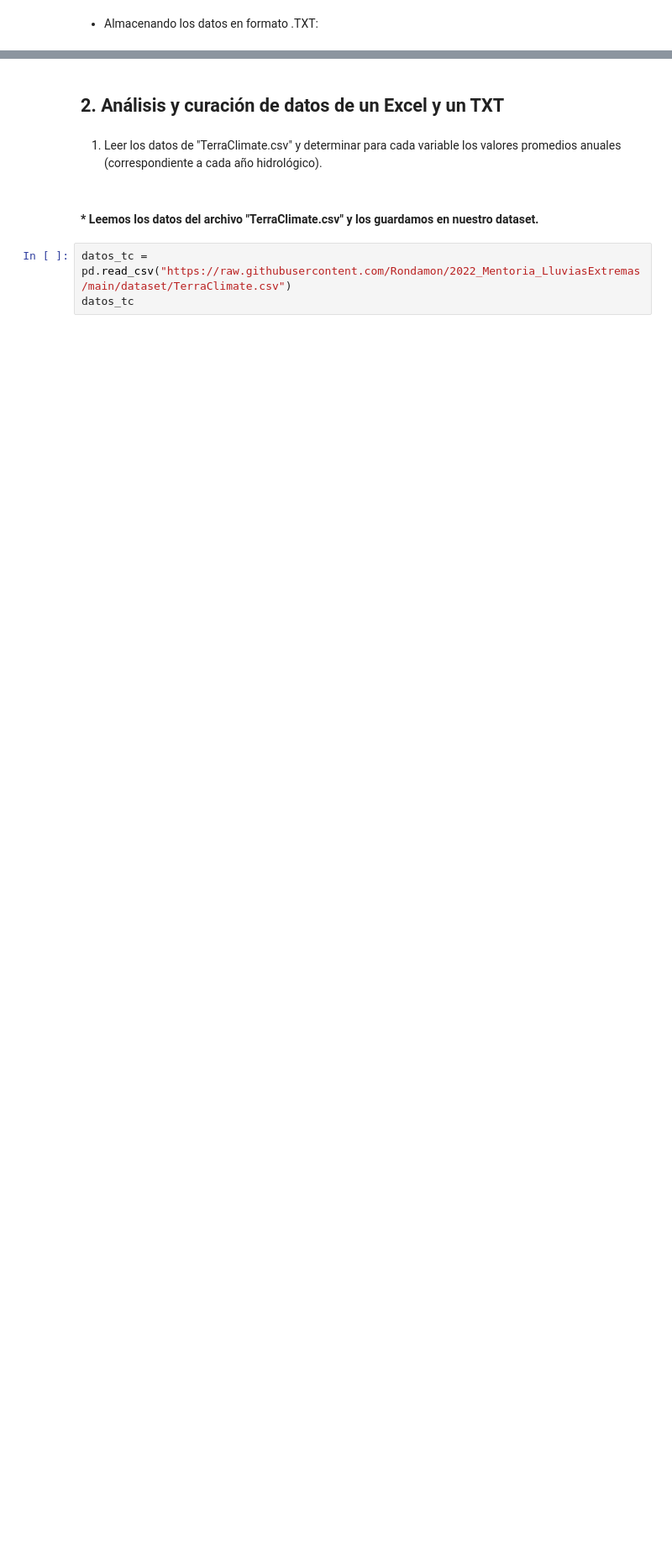
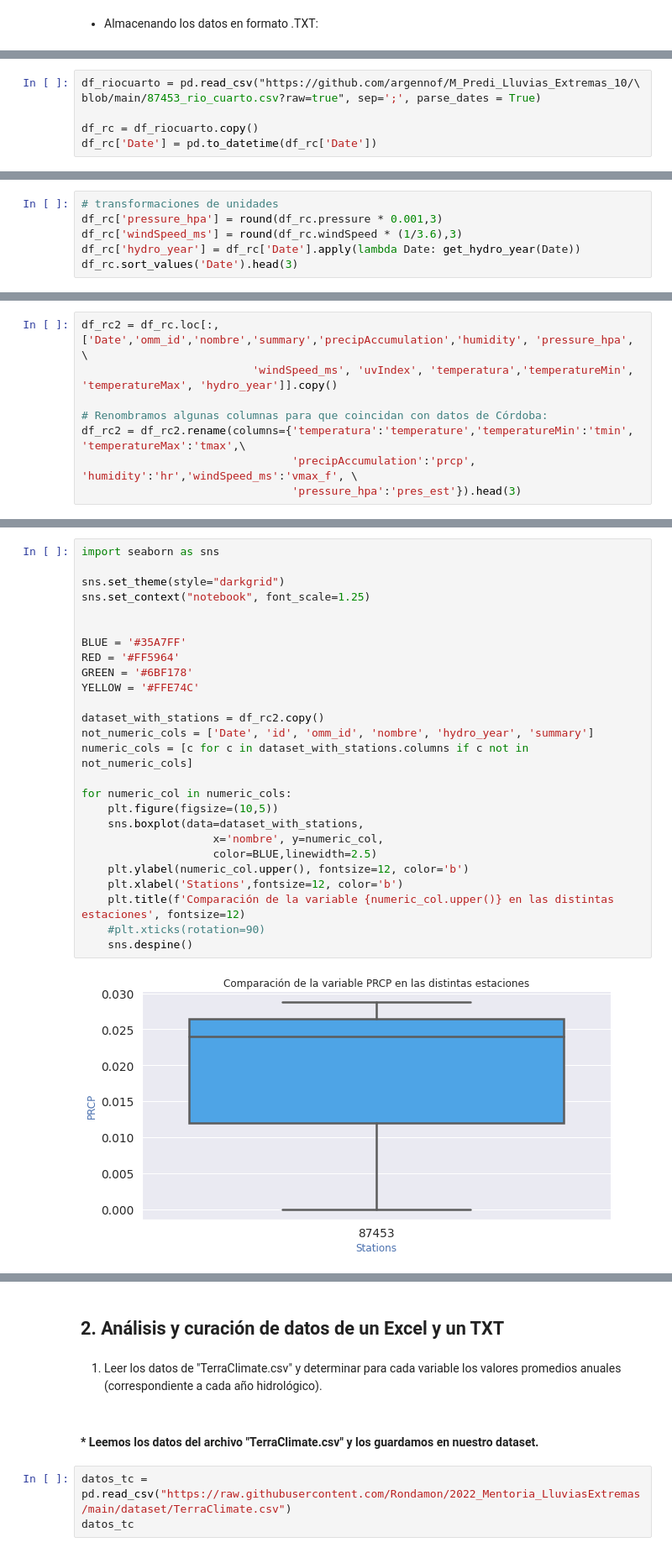
Before and after one commit to serantux/M_Predi_Lluvias_Extremas_10, a Jupyter notebook: TP2_Balbuena_Serrantes_Fonnegra_Velazquez.ipynb, the cells around one changed output, grey strips where cells are left out. Shown at 84% size. Cells and saved outputs as stored; diff of their text form; blank space fills up the shorter version.

```diff
--- a/TP2_Balbuena_Serrantes_Fonnegra_Velazquez.ipynb
+++ b/TP2_Balbuena_Serrantes_Fonnegra_Velazquez.ipynb
@@ -320,0 +334,6 @@ df_riocuarto = df_rc.copy()
+# %%
+df_riocuarto = pd.read_csv("https://github.com/argennof/M_Predi_Lluvias_Extremas_10/\
+blob/main/87453_rio_cuarto.csv?raw=true", sep=';', parse_dates = True)
+
+df_rc = df_riocuarto.copy()
+df_rc['Date'] = pd.to_datetime(df_rc['Date'])
@@ -320,0 +342,6 @@ df_riocuarto = df_rc.copy()
+# %%
+# transformaciones de unidades
+df_rc['pressure_hpa'] = round(df_rc.pressure * 0.001,3)
+df_rc['windSpeed_ms'] = round(df_rc.windSpeed * (1/3.6),3)
+df_rc['hydro_year'] = df_rc['Date'].apply(lambda Date: get_hydro_year(Date))
+df_rc.sort_values('Date').head(3)
@@ -321 +355,9 @@ df_riocuarto = df_rc.copy()
+# %%
+df_rc2 = df_rc.loc[:,['Date','omm_id','nombre','summary','precipAccumulation','humidity', 'pressure_hpa', \
+                          'windSpeed_ms', 'uvIndex', 'temperatura','temperatureMin', 'temperatureMax', 'hydro_year']].copy()
+
+# Renombramos algunas columnas para que coincidan con datos de Córdoba:
+df_rc2 = df_rc2.rename(columns={'temperatura':'temperature','temperatureMin':'tmin', 'temperatureMax':'tmax',\
+                                'precipAccumulation':'prcp', 'humidity':'hr','windSpeed_ms':'vmax_f', \
+                                'pressure_hpa':'pres_est'}).head(3)
 # %%
@@ -330,0 +377,28 @@ df_rc_var_mean
+# %%
+import seaborn as sns
+
+sns.set_theme(style="darkgrid")
+sns.set_context("notebook", font_scale=1.25)
+
+
+BLUE = '#35A7FF'
+RED = '#FF5964'
+GREEN = '#6BF178'
+YELLOW = '#FFE74C'
+
+dataset_with_stations = df_rc2.copy()
+not_numeric_cols = ['Date', 'id', 'omm_id', 'nombre', 'hydro_year', 'summary']
+numeric_cols = [c for c in dataset_with_stations.columns if c not in not_numeric_cols]
+
+for numeric_col in numeric_cols:
+    plt.figure(figsize=(10,5))
+    sns.boxplot(data=dataset_with_stations,
+                    x='nombre', y=numeric_col,
+                    color=BLUE,linewidth=2.5)
+    plt.ylabel(numeric_col.upper(), fontsize=12, color='b')
+    plt.xlabel('Stations',fontsize=12, color='b')
+    plt.title(f'Comparación de la variable {numeric_col.upper()} en las distintas estaciones', fontsize=12)
+    #plt.xticks(rotation=90)
+    sns.despine()
+# %% [output]
+[figure, added]
```
Also changed, not shown: parts of 34 cells of this notebook.
